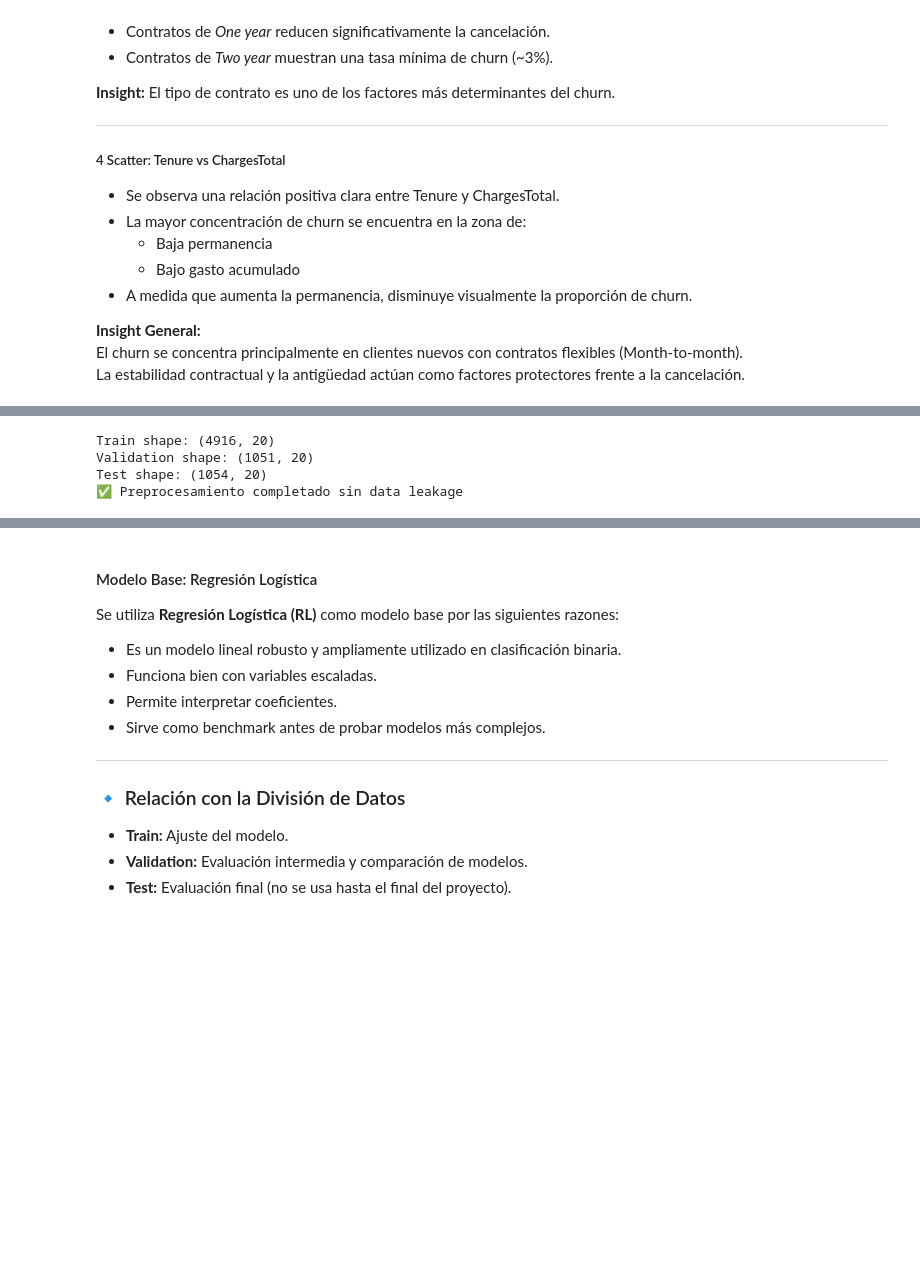
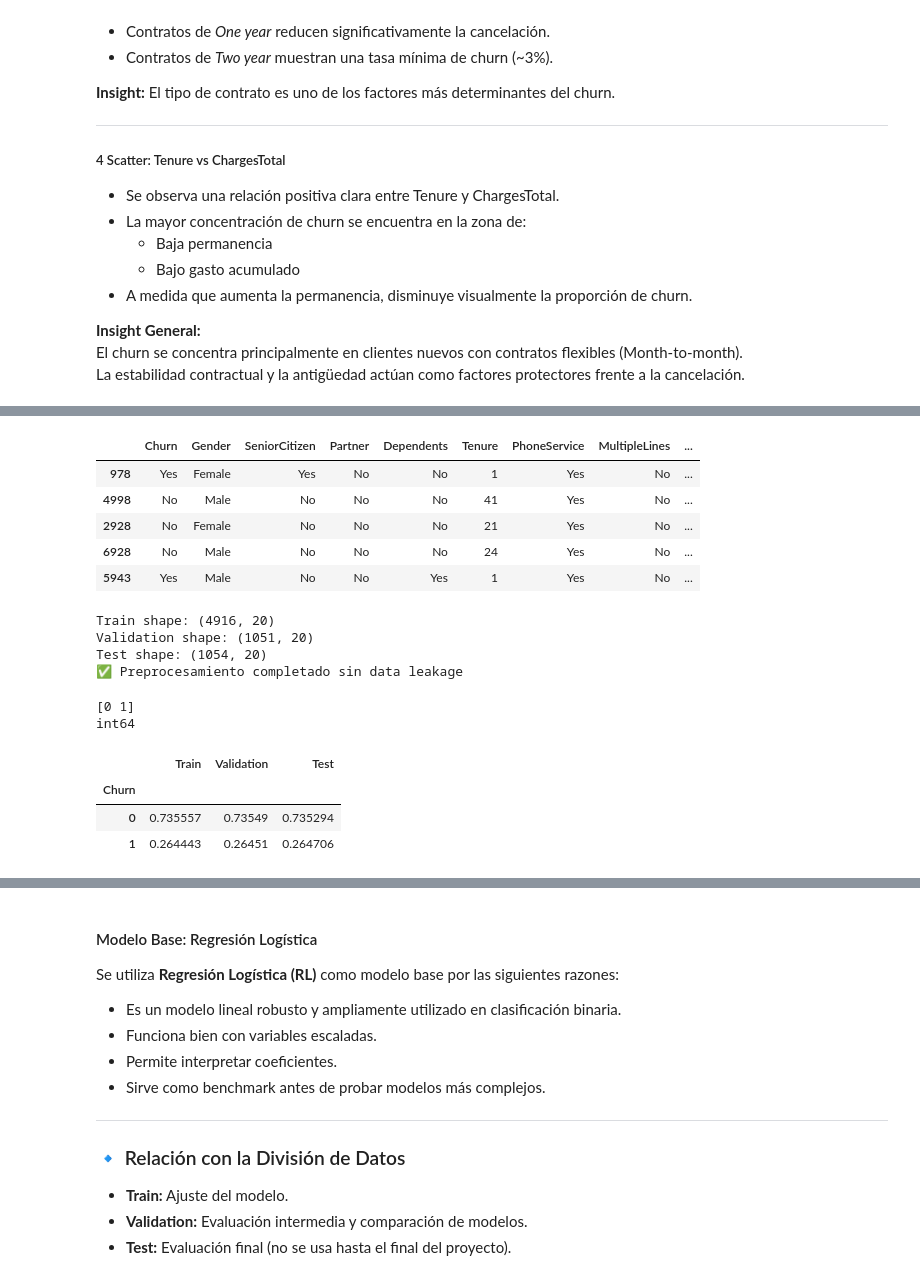
Before and after one commit to LenninTemoche/Challenge-TelecomX-2-Alura-One-DS, a Jupyter notebook: TelecomX-2-ML.ipynb, the cells around one changed output, grey strips where cells are left out. Cells and saved outputs as stored; diff of their text form; code cells hidden in the pictures; blank space fills up the shorter version.

Commit message:
se realiza verifiación de one hot encoding churn codificado- se verifica proporción de stratify

```diff
--- a/TelecomX-2-ML.ipynb
+++ b/TelecomX-2-ML.ipynb
@@ -1042,6 +1042,15 @@ Se implementa un `Pipeline` junto con `ColumnTransformer` para:
 - Evitar data leakage
 - Facilitar integración con modelos
 - Garantizar reproducibilidad
+# %%
+df.sample(5)
+# %% [output]
+|  | Churn | Gender | SeniorCitizen | Partner | Dependents | Tenure | PhoneService | MultipleLines | ... |
+| 978 | Yes | Female | Yes | No | No | 1 | Yes | No | ... |
+| 4998 | No | Male | No | No | No | 41 | Yes | No | ... |
+| 2928 | No | Female | No | No | No | 21 | Yes | No | ... |
+| 6928 | No | Male | No | No | No | 24 | Yes | No | ... |
+| 5943 | Yes | Male | No | No | Yes | 1 | Yes | No | ... |
 # %%
 # ============================================================
 # PREPROCESAMIENTO CON TRAIN / VALIDATION / TEST
@@ -1137,3 +1153,24 @@ Train shape: (4916, 20)
 Validation shape: (1051, 20)
 Test shape: (1054, 20)
 ✅ Preprocesamiento completado sin data leakage
+# %%
+print(df["Churn"].unique())
+print(df["Churn"].dtype)
+# %% [output]
+[0 1]
+int64
+# %%
+#Verificación de desbalance
+
+df_balance = pd.DataFrame({
+    "Train": y_train.value_counts(normalize=True),
+    "Validation": y_val.value_counts(normalize=True),
+    "Test": y_test.value_counts(normalize=True)
+})
+
+df_balance
+# %% [output]
+|  | Train | Validation | Test |
+| Churn |  |  |  |
+| 0 | 0.735557 | 0.73549 | 0.735294 |
+| 1 | 0.264443 | 0.26451 | 0.264706 |
```
Also changed, not shown: parts of 9 cells of this notebook, 1 other file.
